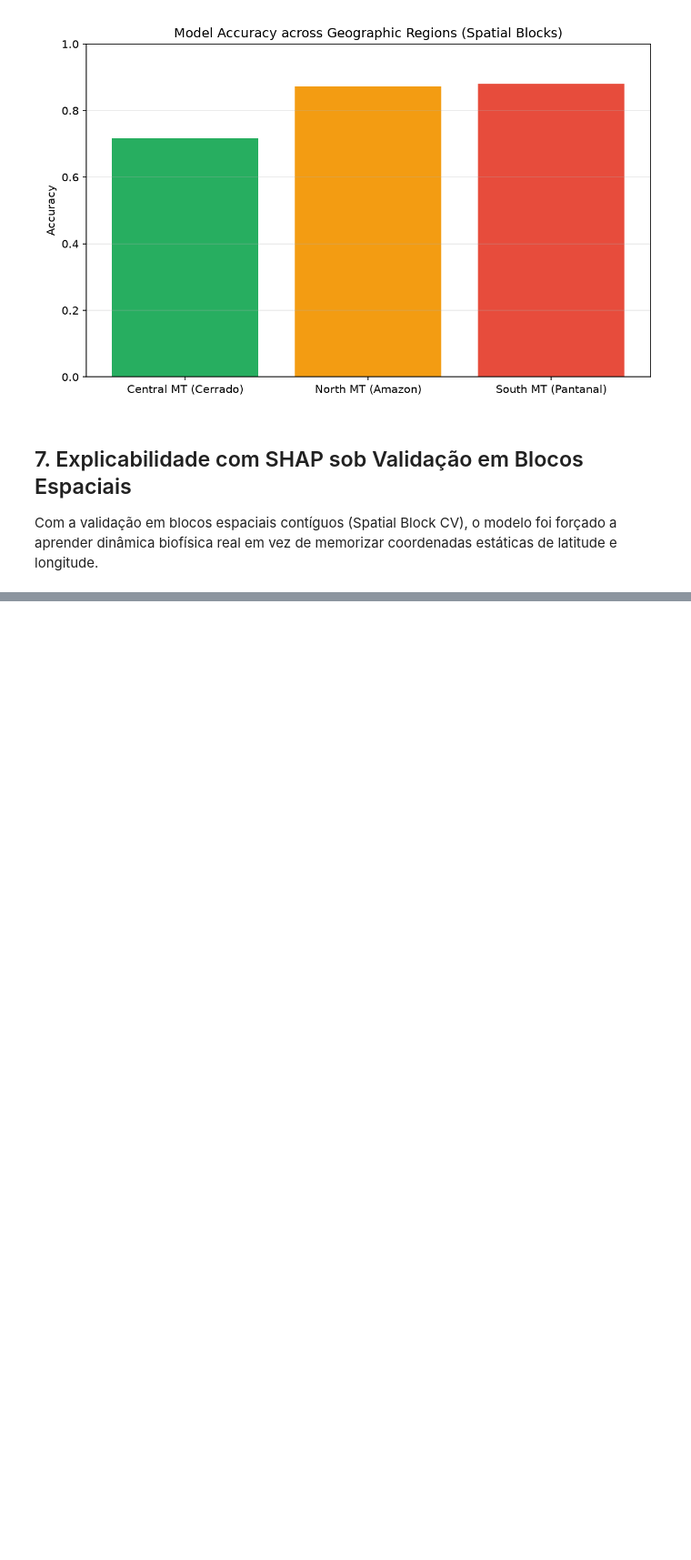
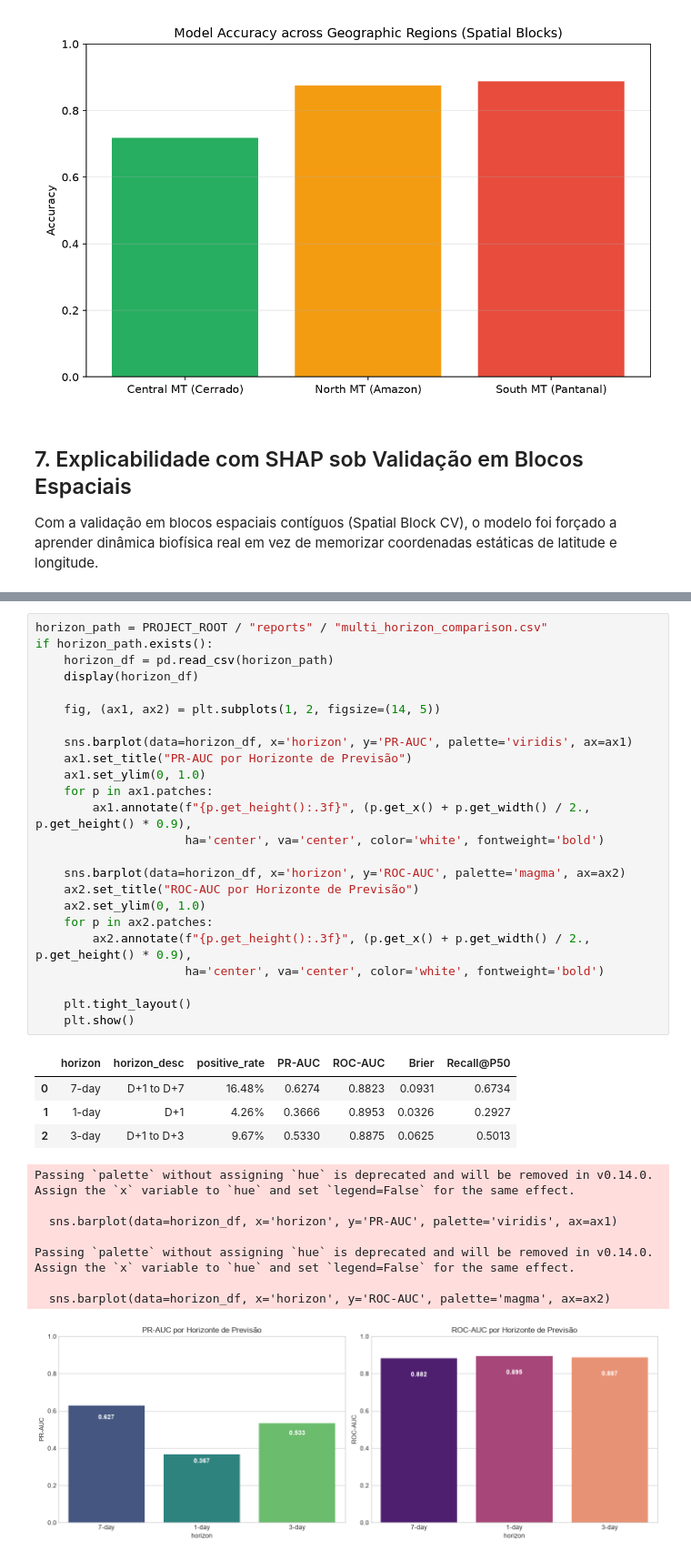
Before and after one commit to EduardoTostesC/brazil-wildfire-risk-forecast, a Jupyter notebook: notebooks/02_modeling.ipynb, the cells around one changed output, grey strips where cells are left out. Shown at 91% size. Saved outputs shown, nothing was run; the diff lists cells and outputs as text; blank space fills up the shorter version.

```diff
--- a/notebooks/02_modeling.ipynb
+++ b/notebooks/02_modeling.ipynb
@@ -217,0 +215,37 @@ Top 10 Features por Impacto Médio (|SHAP|):
+# %%
+horizon_path = PROJECT_ROOT / "reports" / "multi_horizon_comparison.csv"
+if horizon_path.exists():
+    horizon_df = pd.read_csv(horizon_path)
+    display(horizon_df)
+
+    fig, (ax1, ax2) = plt.subplots(1, 2, figsize=(14, 5))
+
+    sns.barplot(data=horizon_df, x='horizon', y='PR-AUC', palette='viridis', ax=ax1)
+    ax1.set_title("PR-AUC por Horizonte de Previsão")
+    ax1.set_ylim(0, 1.0)
+    for p in ax1.patches:
+        ax1.annotate(f"{p.get_height():.3f}", (p.get_x() + p.get_width() / 2., p.get_height() * 0.9),
+                     ha='center', va='center', color='white', fontweight='bold')
+
+    sns.barplot(data=horizon_df, x='horizon', y='ROC-AUC', palette='magma', ax=ax2)
+    ax2.set_title("ROC-AUC por Horizonte de Previsão")
+    ax2.set_ylim(0, 1.0)
+    for p in ax2.patches:
+        ax2.annotate(f"{p.get_height():.3f}", (p.get_x() + p.get_width() / 2., p.get_height() * 0.9),
+                     ha='center', va='center', color='white', fontweight='bold')
+
+    plt.tight_layout()
+    plt.show()
+# %% [output]
+|  | horizon | horizon_desc | positive_rate | PR-AUC | ROC-AUC | Brier | Recall@P50 |
+| 0 | 7-day | D+1 to D+7 | 16.48% | 0.6274 | 0.8823 | 0.0931 | 0.6734 |
+| 1 | 1-day | D+1 | 4.26% | 0.3666 | 0.8953 | 0.0326 | 0.2927 |
+| 2 | 3-day | D+1 to D+3 | 9.67% | 0.5330 | 0.8875 | 0.0625 | 0.5013 |
+Passing `palette` without assigning `hue` is deprecated and will be removed in v0.14.0. Assign the `x` variable to `hue` and set `legend=False` for the same effect.
+
+  sns.barplot(data=horizon_df, x='horizon', y='PR-AUC', palette='viridis', ax=ax1)
+
+Passing `palette` without assigning `hue` is deprecated and will be removed in v0.14.0. Assign the `x` variable to `hue` and set `legend=False` for the same effect.
+
+  sns.barplot(data=horizon_df, x='horizon', y='ROC-AUC', palette='magma', ax=ax2)
+[figure, added]
```
Also changed, not shown: parts of 11 cells of this notebook, 34 other files.
